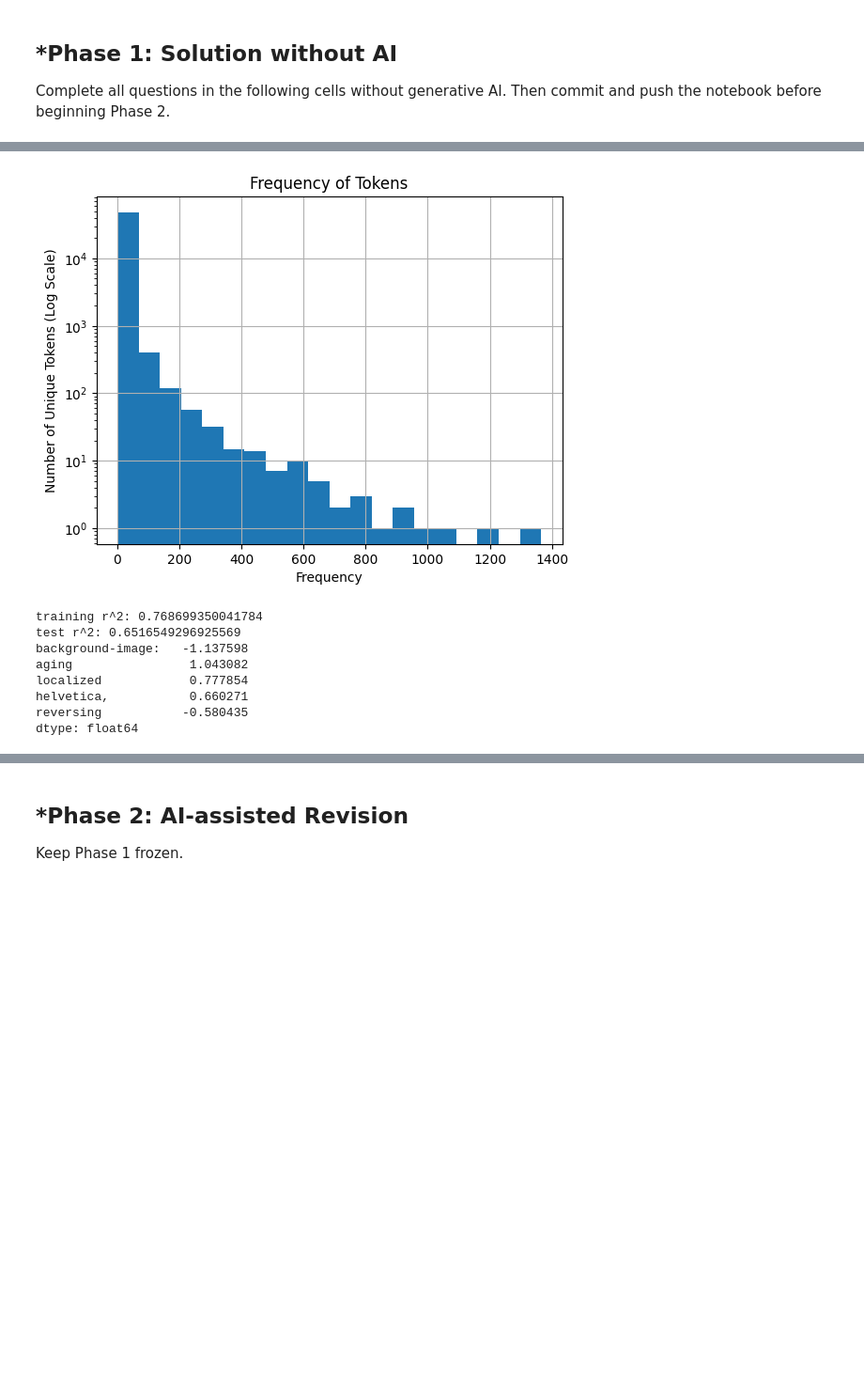
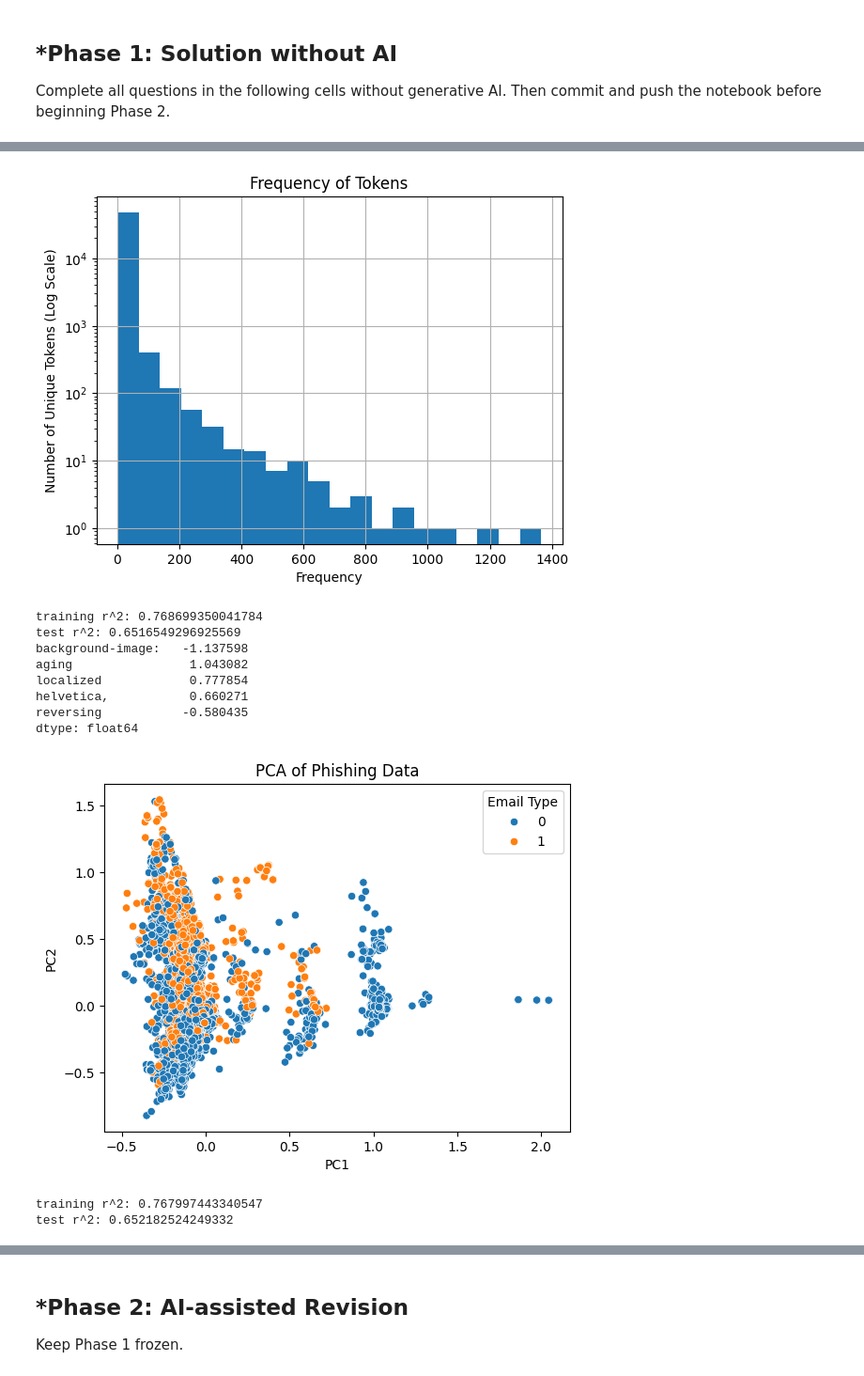
Before and after one commit to michael-zhang0/A05-pca, a Jupyter notebook: notebook.ipynb, the cells around one changed output, grey strips where cells are left out. Shown at 94% size. Cells and saved outputs as stored; diff of their text form; code cells hidden in the pictures; blank space fills up the shorter version.

```diff
--- a/notebook.ipynb
+++ b/notebook.ipynb
@@ -67,6 +67,8 @@ import matplotlib.pyplot as plt
 from sklearn.linear_model import LinearRegression
 from sklearn.model_selection import train_test_split
 from sklearn.metrics import r2_score
+from sklearn.decomposition import PCA
+import seaborn as sns
 
 with open('data/all_tokens.pickle', 'rb') as file:
     all_tokens = pickle.load(file)
@@ -97,30 +99,87 @@ x_train, x_test, y_train, y_test = train_test_split(x, y, test_size=0.2,
                                                     random_state=1)
 lr = LinearRegression()
 lr.fit(x_train, y_train)
 
 y_pred_train = lr.predict(x_train)
 y_pred_test = lr.predict(x_test)
 
 r2_train = r2_score(y_train, y_pred_train)
 r2_test = r2_score(y_test, y_pred_test)
 print(f'training r^2: {r2_train}')
 print(f'test r^2: {r2_test}')
+# training r^2: 0.768699350041784
+# test r^2: 0.6516549296925569
+
 
 coefficients = pd.Series(lr.coef_, index=x.columns)
 top_words = coefficients.reindex(coefficients.abs().
                                  sort_values(ascending=False).index)
 print(top_words.head())
 # The words with the largest coefficients were background-image:, aging,
 # localized, helvetica,, and reversing. The negative coefficient words are
 # associated with legitimate emails while the positive coefficient words are
 # associated with phishing emails.
+
+# Q3
+pca = PCA(n_components=2)
+x_pca = pca.fit_transform(x)
+
+pca_df = pd.DataFrame(x_pca, columns=['PC1', 'PC2'])
+pca_df['Email Type'] = y
+
+sns.scatterplot(data=pca_df, x='PC1', y='PC2', hue='Email Type')
+plt.title('PCA of Phishing Data')
+plt.show()
+# There is heavy overlap between roughly PC1 values of -0.5 to 0.7. The phishing
+# emails are mostly concentrated around lower PC1 and higher PC2 values, while
+# the legitimate emails are heavily concentrated between -0.5 and 0 for PC1,
+# and exclusively legitimate emails remain past 0.7 for PC1. This basically
+# says that the first two principal components capture some differences between
+# email types, but there is still significant overlap which would make it hard
+# to distinguish phishing from legitimate using only these two components.
+
+# Q4
+pca = PCA(n_components=2610)
+x_pca = pca.fit_transform(x)
+x_train, x_test, y_train, y_test = train_test_split(x_pca, y, test_size=0.2,
+                                                    random_state=1)
+lr = LinearRegression()
+lr.fit(x_train, y_train)
+
+y_pred_train = lr.predict(x_train)
+y_pred_test = lr.predict(x_test)
+
+r2_train = r2_score(y_train, y_pred_train)
+r2_test = r2_score(y_test, y_pred_test)
+print(f'training r^2: {r2_train}')
+print(f'test r^2: {r2_test}')
+# training r^2: 0.767997443340547
+# test r^2: 0.652182524249332
+# The PCA regression had an R^2 of 0.7680 on training and 0.6522 on testing.
+# The original linear regression had 0.7687 on training and 0.6517 on testing.
+# The PCA regression has a slightly lower training R^2 but slightly higher
+# testing R^2, indicating a very small improvement in generalization. This shows
+# that removing the lowest-variance principle components still kept most of the
+# predictive information while possibly reducing some noise.
+
+# Q5
+# The advantage of using principal components is that they reduce the number of
+# features while still keeping most of the variation in the original data.
+# Principal components are also uncorrelated, which helps reduce
+# multicollinearity and can make the regression more stable and less likely to
+# overfit. Here, PCA reduced the features from 2711 to 2610 with pretty much the
+# same performance, with the only difference being a slight decrease in training
+# and a slight increase in testing.
 # %% [output]
 [figure]
 training r^2: 0.768699350041784
 test r^2: 0.6516549296925569
 background-image:   -1.137598
 aging                1.043082
 localized            0.777854
 helvetica,           0.660271
 reversing           -0.580435
 dtype: float64
+[figure, added]
+training r^2: 0.767997443340547
+test r^2: 0.652182524249332
```
Also changed, not shown: parts of 2 cells of this notebook.
